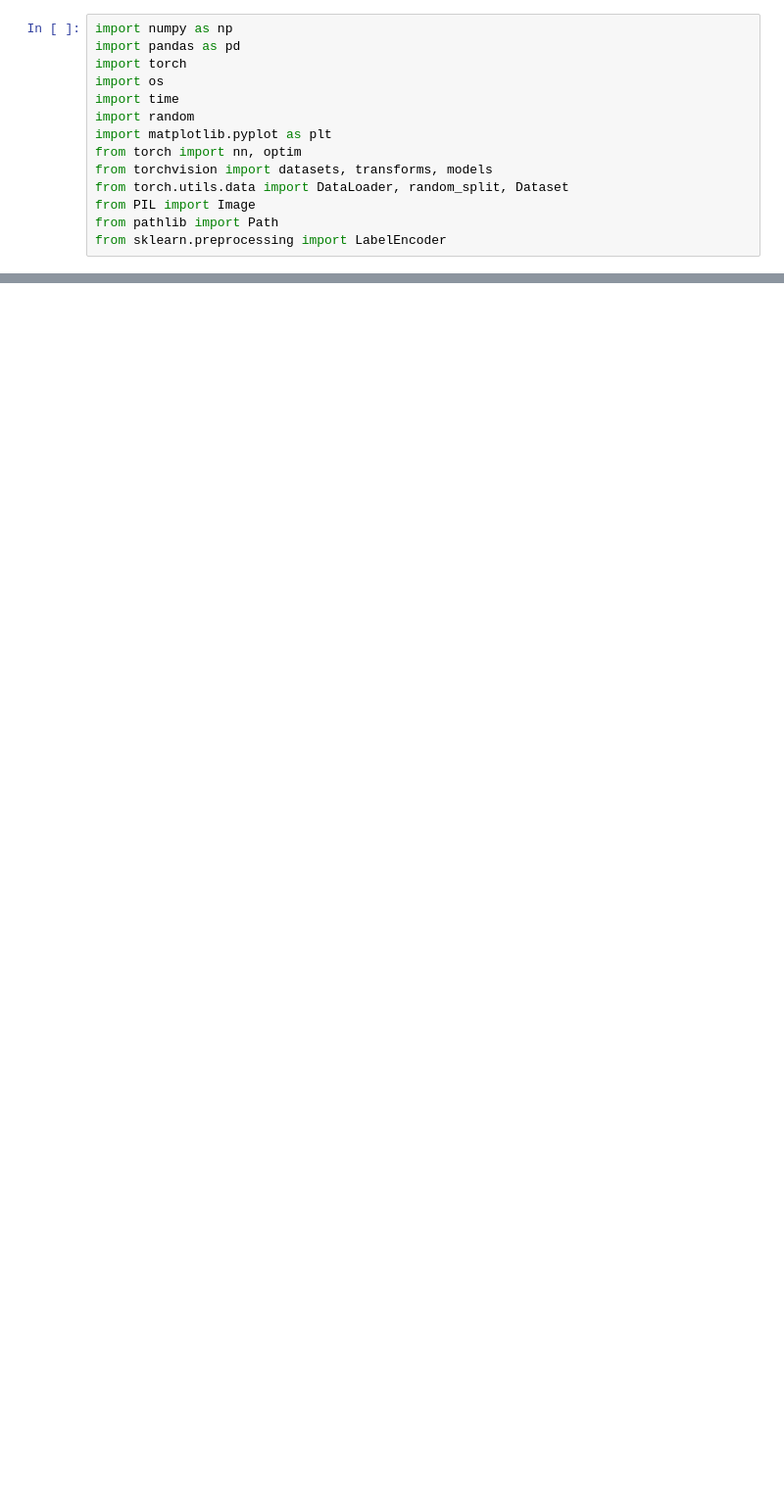
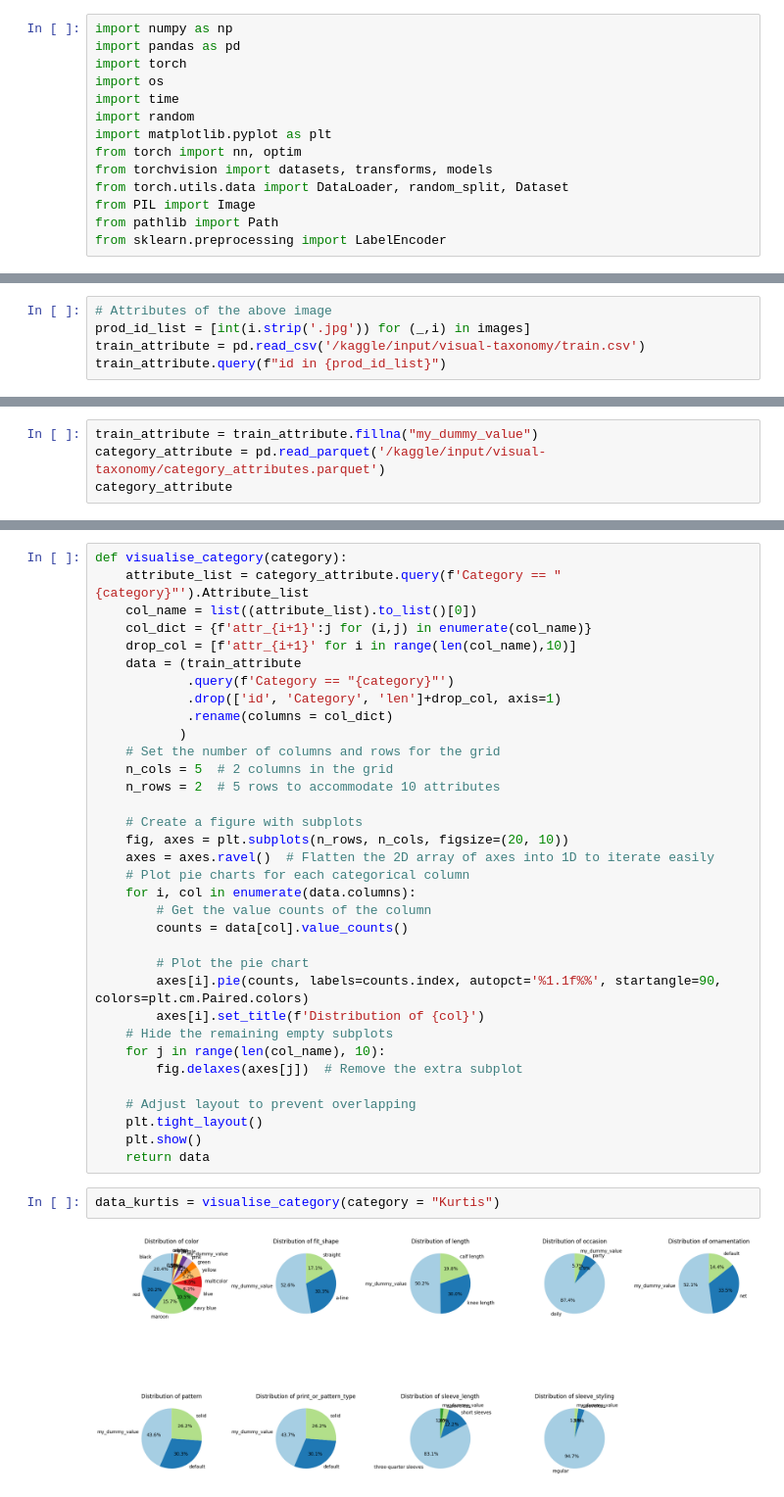
Before and after one commit to mahima2601/Meesho_image_attribute_prediction, a Jupyter notebook: image-attribute-eda.ipynb, the cells around one changed output, grey strips where cells are left out. Shown at 98% size. Drawn from its saved outputs; the diff is of its cells as text; blank space fills up the shorter version.

```diff
--- a/image-attribute-eda.ipynb
+++ b/image-attribute-eda.ipynb
@@ -14,0 +52,5 @@ from sklearn.preprocessing import LabelEncoder
+# %%
+# Attributes of the above image
+prod_id_list = [int(i.strip('.jpg')) for (_,i) in images]
+train_attribute = pd.read_csv('/kaggle/input/visual-taxonomy/train.csv')
+train_attribute.query(f"id in {prod_id_list}")
@@ -14,0 +64,4 @@ from sklearn.preprocessing import LabelEncoder
+# %%
+train_attribute = train_attribute.fillna("my_dummy_value")
+category_attribute = pd.read_parquet('/kaggle/input/visual-taxonomy/category_attributes.parquet')
+category_attribute
@@ -14,0 +75,38 @@ from sklearn.preprocessing import LabelEncoder
+# %%
+def visualise_category(category):
+    attribute_list = category_attribute.query(f'Category == "{category}"').Attribute_list
+    col_name = list((attribute_list).to_list()[0])
+    col_dict = {f'attr_{i+1}':j for (i,j) in enumerate(col_name)}
+    drop_col = [f'attr_{i+1}' for i in range(len(col_name),10)]
+    data = (train_attribute
+            .query(f'Category == "{category}"')
+            .drop(['id', 'Category', 'len']+drop_col, axis=1)
+            .rename(columns = col_dict)
+           )
+    # Set the number of columns and rows for the grid
+    n_cols = 5  # 2 columns in the grid
+    n_rows = 2  # 5 rows to accommodate 10 attributes
+
+    # Create a figure with subplots
+    fig, axes = plt.subplots(n_rows, n_cols, figsize=(20, 10))
+    axes = axes.ravel()  # Flatten the 2D array of axes into 1D to iterate easily
+    # Plot pie charts for each categorical column
+    for i, col in enumerate(data.columns):
+        # Get the value counts of the column
+        counts = data[col].value_counts()
+
+        # Plot the pie chart
+        axes[i].pie(counts, labels=counts.index, autopct='%1.1f%%', startangle=90, colors=plt.cm.Paired.colors)
+        axes[i].set_title(f'Distribution of {col}')
+    # Hide the remaining empty subplots
+    for j in range(len(col_name), 10):
+        fig.delaxes(axes[j])  # Remove the extra subplot
+
+    # Adjust layout to prevent overlapping
+    plt.tight_layout()
+    plt.show()
+    return data
+# %%
+data_kurtis = visualise_category(category = "Kurtis")
+# %% [output]
+[figure, added]
```
Also changed, not shown: parts of 8 cells of this notebook.
